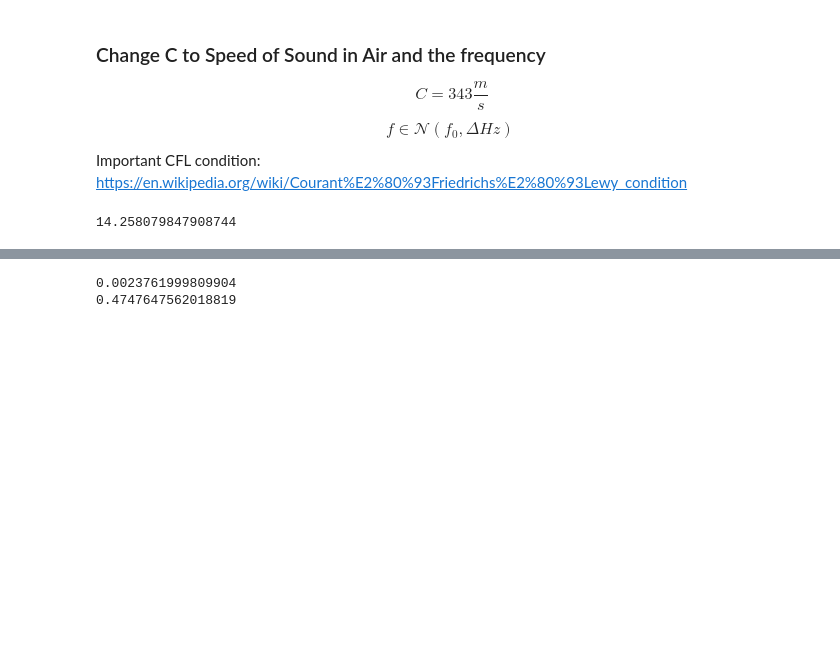
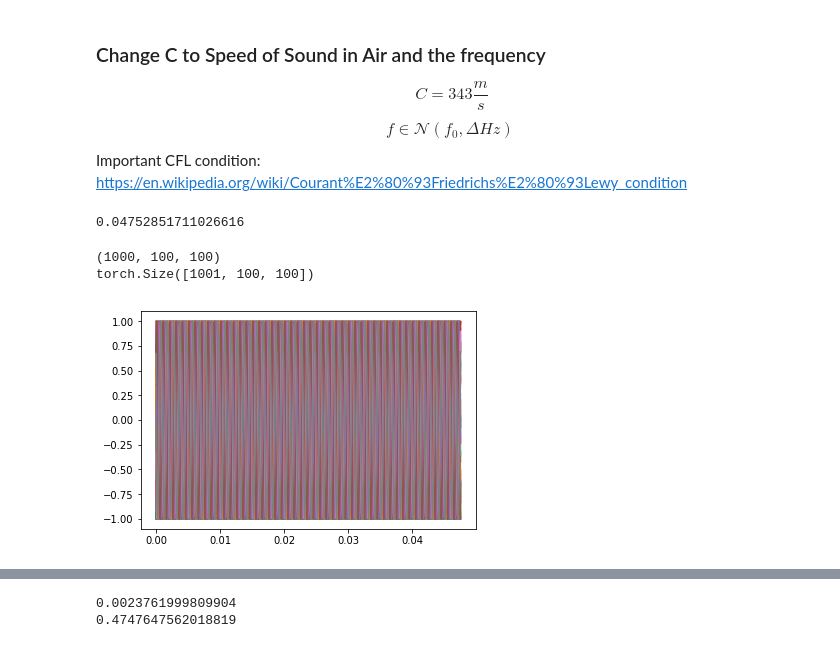
Before and after one commit to dwidemann/self_supervision_for_transfer_learning, a Jupyter notebook: notebooks/generate_wave_eqn_data.ipynb, the cells around one changed output, grey strips where cells are left out. Drawn from its saved outputs; the diff is of its cells as text; code cells hidden in the pictures; blank space fills up the shorter version.

Commit message:
pushed all code into nb for generating data

```diff
--- a/notebooks/generate_wave_eqn_data.ipynb
+++ b/notebooks/generate_wave_eqn_data.ipynb
@@ -184,30 +231,21 @@ Important CFL condition: https://en.wikipedia.org/wiki/Courant%E2%80%93Friedrich
 c = 343 # m/s
 f0 = 1002 # Hz
 d_Hz = .1 # Hz
-fs = np.round(2.1*f0)
+fs = 10*np.round(2.1*f0)
 dt = 1/fs # we have to sample at twice f0
-nt = 30000 #10*60*fs # 10 minutes of data
+nt = 1001 #10*60*fs # 10 minutes of data
 dx = .2
 t =  dt*np.arange(nt)
 print(t[-1])
 # %% [output]
-14.258079847908744
+0.04752851711026616
-# %%
-# i had to re-define this function because
-# i only want to keep the last k time steps
-def wave_forward_steady_state(f,prev_u,nt,dt,dx,c,num_keep):
-    u = f[0,:,:]
-    soln = []
-    DT_DX_SQ = c*(dt/dx)**2
-    for i in range(nt-1):
-        next_u = DT_DX_SQ*Laplacian(u) + 2*u - prev_u + dt*f[i,:,:]
-        prev_u = u
-        u = next_u
-        if i >= nt - num_keep -1 :
-            soln.append(u)
-    soln = np.array([i.detach().numpy() for i in soln])
-    return soln
 # %%
 num_sources = 128
-u, prev_u, source_locs, f = generate_input(num_sources=num_sources,nt=nt,f0=f0,d_Hz=d_Hz)
-s = wave_forward_steady_state(u,prev_u,nt,dt,dx,c=c,num_keep=4096)
+u, prev_u, source_locs, f = generate_input(num_sources=num_sources,nt=nt,f0=f0,d_Hz=d_Hz,dt=dt)
+s = wave_forward_steady_state(u,prev_u,nt,dt,dx,c=c,num_keep=1000)
+print(s.shape)
+print(u.shape)
+# %% [output]
+(1000, 100, 100)
+torch.Size([1001, 100, 100])
+[figure, added]
```
Also changed, not shown: parts of 9 cells of this notebook, 2 other files.
